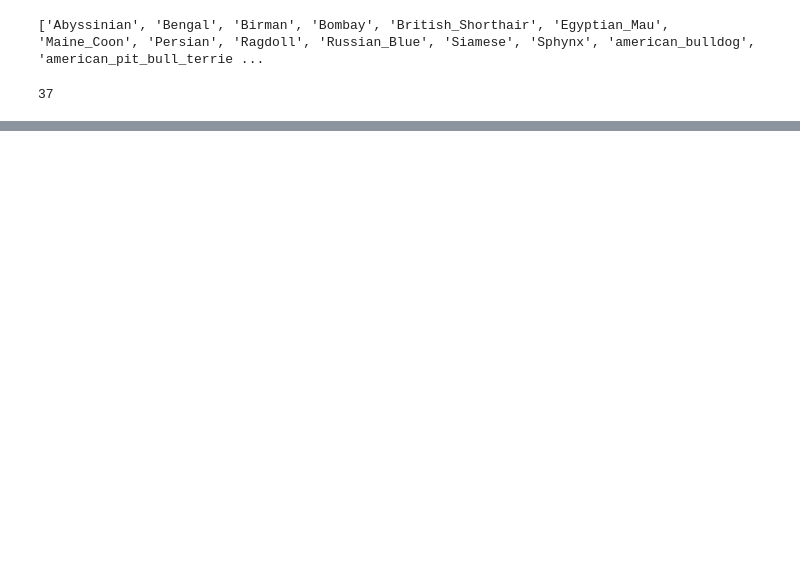
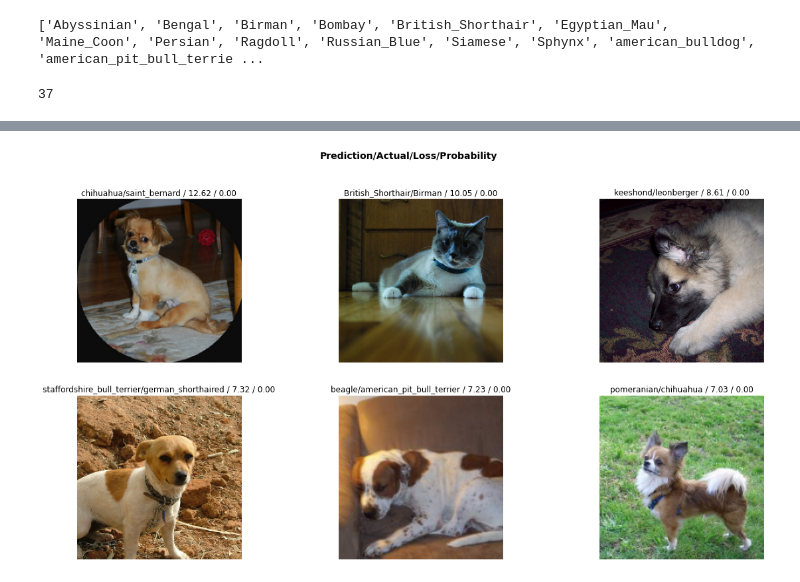
Before and after one commit to naman159/DL_projects_pytorch-fastai, a Jupyter notebook: RESNET34_oxford_iiit_pets.ipynb, the cells around one changed output, grey strips where cells are left out. Drawn from its saved outputs; the diff is of its cells as text; code cells hidden in the pictures; blank space fills up the shorter version.

```diff
--- a/RESNET34_oxford_iiit_pets.ipynb
+++ b/RESNET34_oxford_iiit_pets.ipynb
@@ -93,0 +91,2 @@ interpret.plot_confusion_matrix(figsize=(15,15))
+# %%
+learn.fit_one_cycle(2, max_lr=slice(1e-6,1e-4))
@@ -93,0 +99,2 @@ interpret.plot_confusion_matrix(figsize=(15,15))
+# %%
+interpret = ClassificationInterpretation.from_learner(learn)
@@ -93,0 +103,4 @@ interpret.plot_confusion_matrix(figsize=(15,15))
+# %%
+interpret.plot_top_losses(6, figsize = (20, 10))
+# %% [output]
+[figure, added]
```
Also changed, not shown: parts of 14 cells of this notebook, 1 other file.
